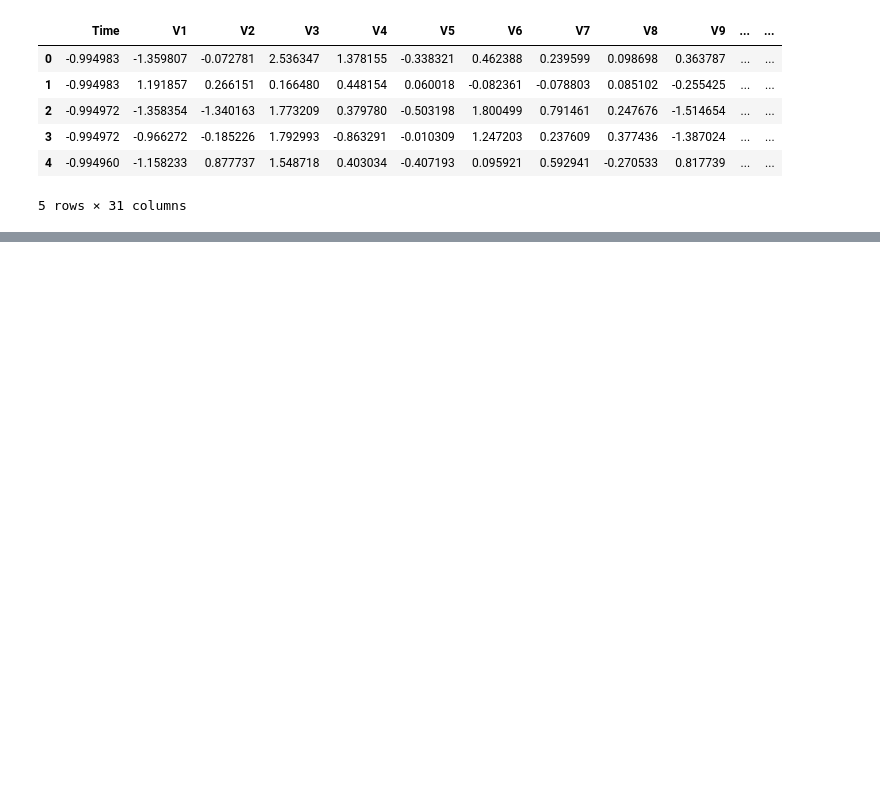
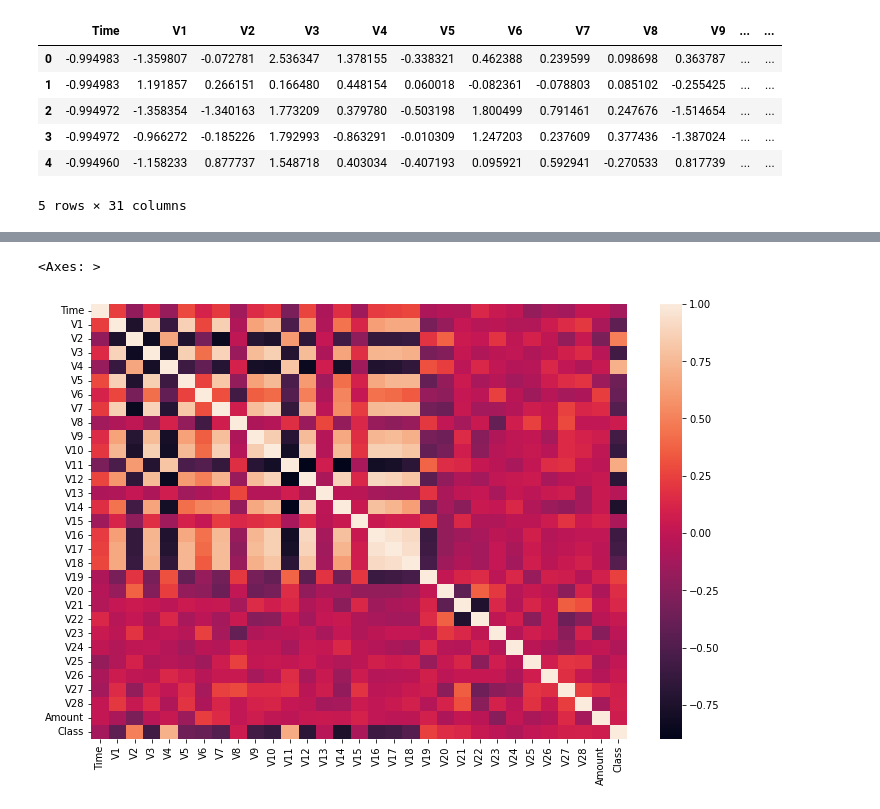
Before and after one commit to Lychee-acaca/SEP785_Project, a Jupyter notebook: sep785_project.ipynb, the cells around one changed output, grey strips where cells are left out. Cells and saved outputs as stored; diff of their text form; code cells hidden in the pictures; blank space fills up the shorter version.

```diff
--- a/sep785_project.ipynb
+++ b/sep785_project.ipynb
@@ -85,0 +91,6 @@ sns.countplot(x='Class', data=new_df)
+# %%
+plt.figure(figsize=(12,8))
+sns.heatmap(df.corr())
+# %% [output]
+<Axes: >
+[figure, added]
```
Also changed, not shown: parts of 16 cells of this notebook.
